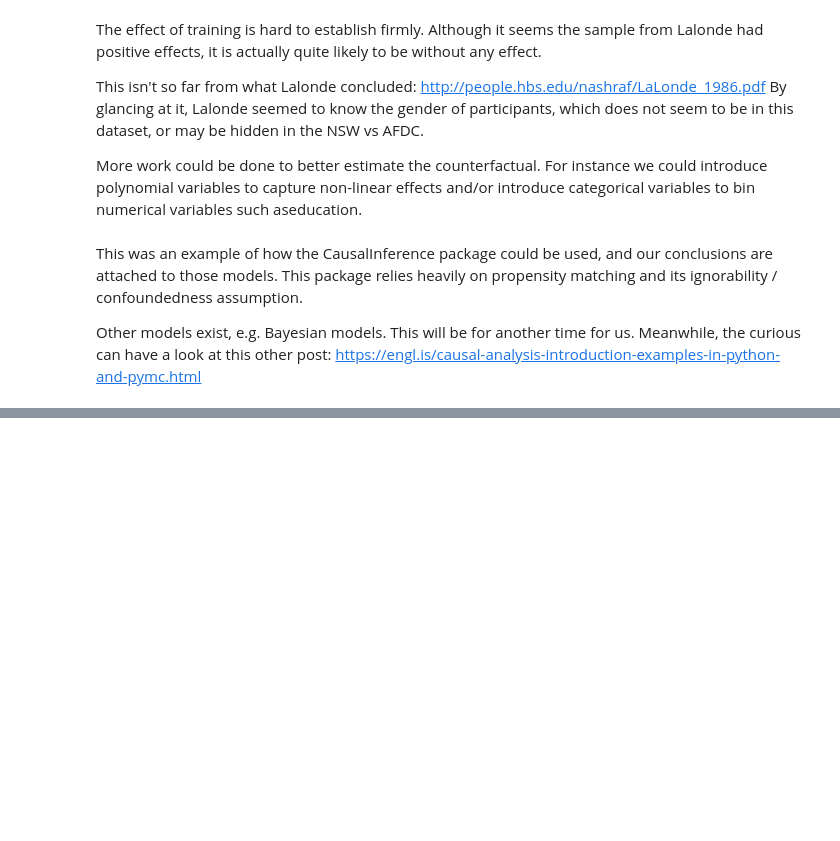
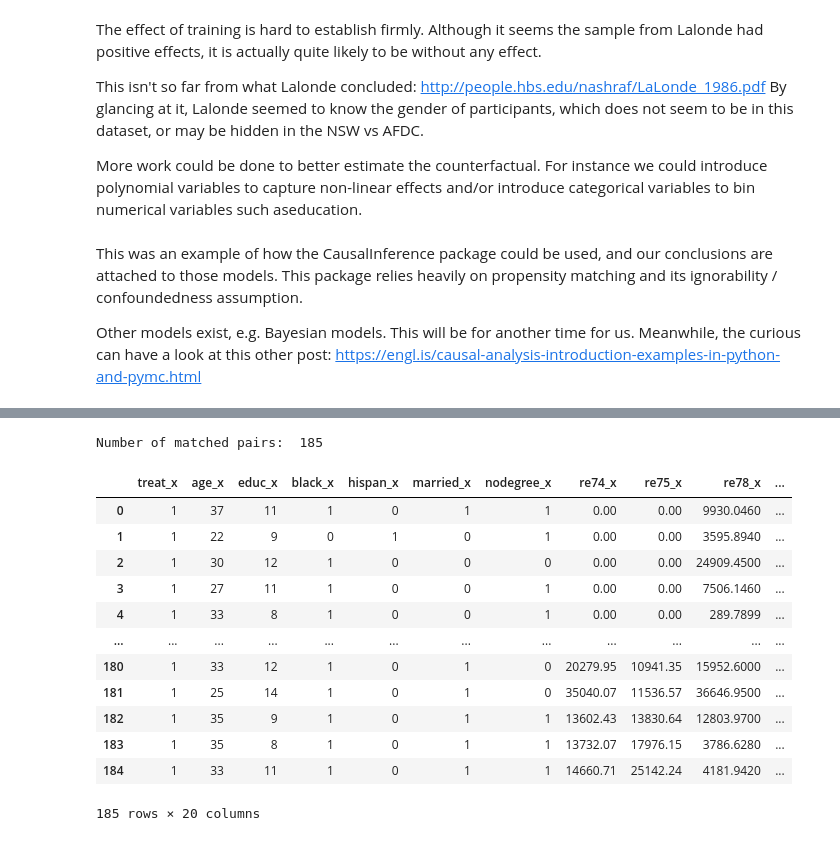
Before and after one commit to Asunafyc/big-data-econometrics, a Jupyter notebook: notebooks/Lalonde dataset - Causal Inference.ipynb, the cells around one changed output, grey strips where cells are left out. Cells and saved outputs as stored; diff of their text form; code cells hidden in the pictures; blank space fills up the shorter version.

```diff
--- a/notebooks/Lalonde dataset - Causal Inference.ipynb
+++ b/notebooks/Lalonde dataset - Causal Inference.ipynb
@@ -437,0 +602,52 @@ Other models exist, e.g. Bayesian models. This will be for another time for us.
+# %%
+# Define params and inputs
+mask = lalonde['treat'] == 1
+covariates = ['age', 'educ', 'black', 'hispan', 'married', 'nodegree', 're74', 're75']
+agg_operations = {'treat': 'count'}
+agg_operations.update({
+    feature: ['mean', 'std'] for feature in covariates
+})
+# %%
+from sklearn.neighbors import NearestNeighbors
+
+# Helper function that uses K-NN algorithm to calculate
+# similarity distance and get the similarity indices for matching
+def get_similar(pos_pscore, neg_pscore, topn=5, n_jobs=1):
+    knn = NearestNeighbors(n_neighbors=topn + 1, metric='euclidean', n_jobs=n_jobs)
+    knn.fit(neg_pscore.reshape(-1, 1))
+
+    distances, indices = knn.kneighbors(pos_pscore.reshape(-1, 1))
+    sim_distances = distances[:, 1:]
+    sim_indices = indices[:, 1:]
+
+    return sim_distances, sim_indices
+# %%
+sim_distances, sim_indices = get_similar(pos_pscore, neg_pscore, topn=1)
+# %%
+# Display matching table
+df_pos = lalonde[mask]
+df_neg = lalonde[~mask].iloc[sim_indices[:, 0]]
+df_matched = (df_pos.reset_index(drop=True)
+              .merge(df_neg.reset_index(drop=True),
+                     left_index=True,
+                     right_index=True))
+
+num_matched_pairs = df_neg.shape[0]
+
+print('Number of matched pairs: ', num_matched_pairs)
+df_matched
+# %% [output]
+Number of matched pairs:  185
+|  | treat_x | age_x | educ_x | black_x | hispan_x | married_x | nodegree_x | re74_x | re75_x | re78_x | ... |
+| 0 | 1 | 37 | 11 | 1 | 0 | 1 | 1 | 0.00 | 0.00 | 9930.0460 | ... |
+| 1 | 1 | 22 | 9 | 0 | 1 | 0 | 1 | 0.00 | 0.00 | 3595.8940 | ... |
+| 2 | 1 | 30 | 12 | 1 | 0 | 0 | 0 | 0.00 | 0.00 | 24909.4500 | ... |
+| 3 | 1 | 27 | 11 | 1 | 0 | 0 | 1 | 0.00 | 0.00 | 7506.1460 | ... |
+| 4 | 1 | 33 | 8 | 1 | 0 | 0 | 1 | 0.00 | 0.00 | 289.7899 | ... |
+| ... | ... | ... | ... | ... | ... | ... | ... | ... | ... | ... | ... |
+| 180 | 1 | 33 | 12 | 1 | 0 | 1 | 0 | 20279.95 | 10941.35 | 15952.6000 | ... |
+| 181 | 1 | 25 | 14 | 1 | 0 | 1 | 0 | 35040.07 | 11536.57 | 36646.9500 | ... |
+| 182 | 1 | 35 | 9 | 1 | 0 | 1 | 1 | 13602.43 | 13830.64 | 12803.9700 | ... |
+| 183 | 1 | 35 | 8 | 1 | 0 | 1 | 1 | 13732.07 | 17976.15 | 3786.6280 | ... |
+| 184 | 1 | 33 | 11 | 1 | 0 | 1 | 1 | 14660.71 | 25142.24 | 4181.9420 | ... |
+185 rows × 20 columns
```
Also changed, not shown: parts of 18 cells of this notebook.
